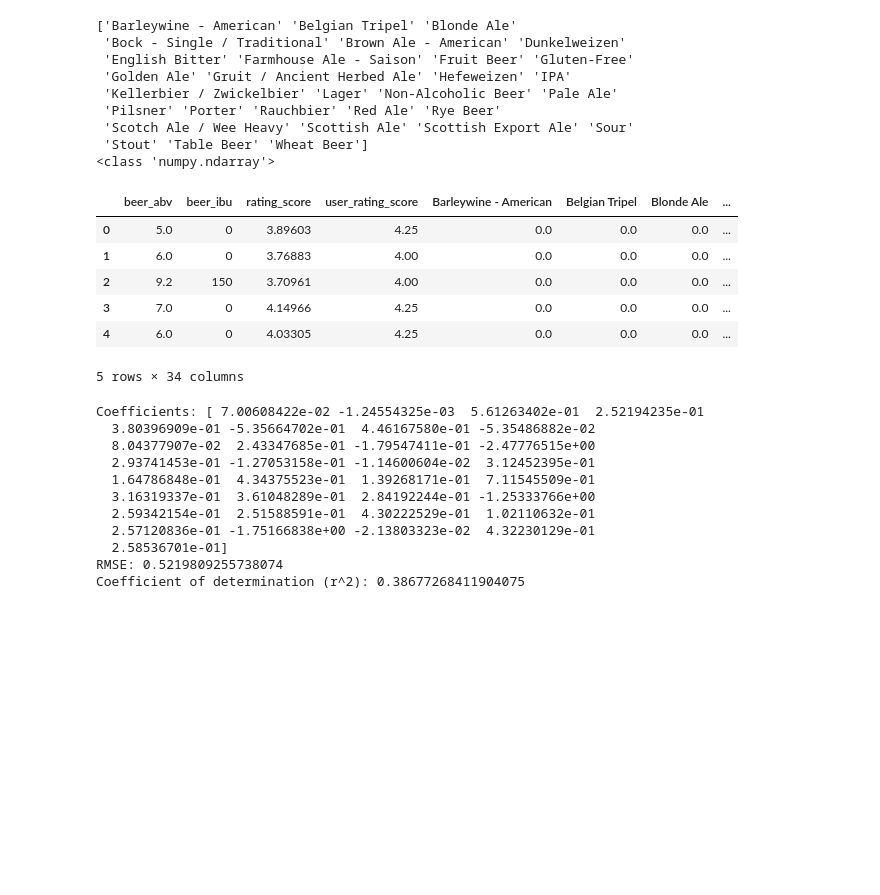
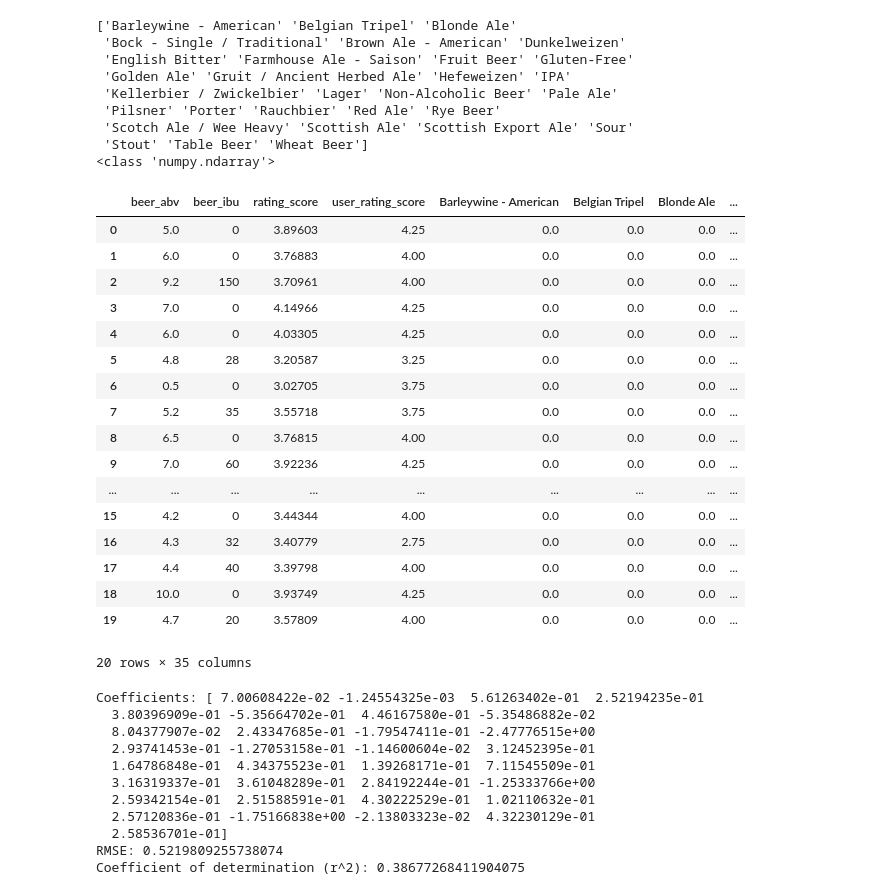
Before and after one commit to conorhamill36/beer, a Jupyter notebook: beer.ipynb, the cells around one changed output. Saved outputs shown, nothing was run; the diff lists cells and outputs as text; code cells hidden in the pictures; blank space fills up the shorter version.

```diff
--- a/beer.ipynb
+++ b/beer.ipynb
@@ -514,15 +519,26 @@ beer_style_df.head()
 beer_model_df.head()
 beer_model_df = pd.concat([beer_model_df, beer_style_df], axis = 1).drop(columns = ["beer_style"])
 # %%
-beer_model_df.head()
+beer_model_df.head(20)
 # %% [output]
 |  | beer_abv | beer_ibu | rating_score | user_rating_score | Barleywine - American | Belgian Tripel | Blonde Ale | ... |
 | 0 | 5.0 | 0 | 3.89603 | 4.25 | 0.0 | 0.0 | 0.0 | ... |
 | 1 | 6.0 | 0 | 3.76883 | 4.00 | 0.0 | 0.0 | 0.0 | ... |
 | 2 | 9.2 | 150 | 3.70961 | 4.00 | 0.0 | 0.0 | 0.0 | ... |
 | 3 | 7.0 | 0 | 4.14966 | 4.25 | 0.0 | 0.0 | 0.0 | ... |
 | 4 | 6.0 | 0 | 4.03305 | 4.25 | 0.0 | 0.0 | 0.0 | ... |
+| 5 | 4.8 | 28 | 3.20587 | 3.25 | 0.0 | 0.0 | 0.0 | ... |
+| 6 | 0.5 | 0 | 3.02705 | 3.75 | 0.0 | 0.0 | 0.0 | ... |
+| 7 | 5.2 | 35 | 3.55718 | 3.75 | 0.0 | 0.0 | 0.0 | ... |
+| 8 | 6.5 | 0 | 3.76815 | 4.00 | 0.0 | 0.0 | 0.0 | ... |
+| 9 | 7.0 | 60 | 3.92236 | 4.25 | 0.0 | 0.0 | 0.0 | ... |
+| ... | ... | ... | ... | ... | ... | ... | ... | ... |
+| 15 | 4.2 | 0 | 3.44344 | 4.00 | 0.0 | 0.0 | 0.0 | ... |
+| 16 | 4.3 | 32 | 3.40779 | 2.75 | 0.0 | 0.0 | 0.0 | ... |
+| 17 | 4.4 | 40 | 3.39798 | 4.00 | 0.0 | 0.0 | 0.0 | ... |
+| 18 | 10.0 | 0 | 3.93749 | 4.25 | 0.0 | 0.0 | 0.0 | ... |
+| 19 | 4.7 | 20 | 3.57809 | 4.00 | 0.0 | 0.0 | 0.0 | ... |
-5 rows × 34 columns
+20 rows × 35 columns
 # %%
 #Defining target and categorical variables
 X, y = beer_model_df.drop(columns = ["user_rating_score"]), beer_model_df["user_rating_score"]
```
Also changed, not shown: parts of 8 cells of this notebook.
